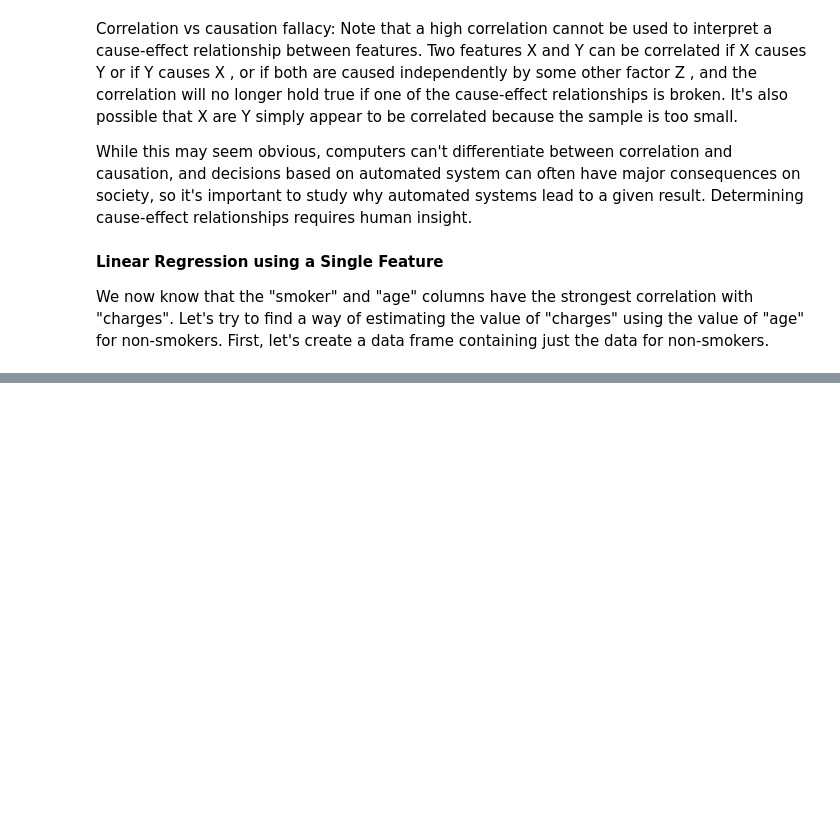
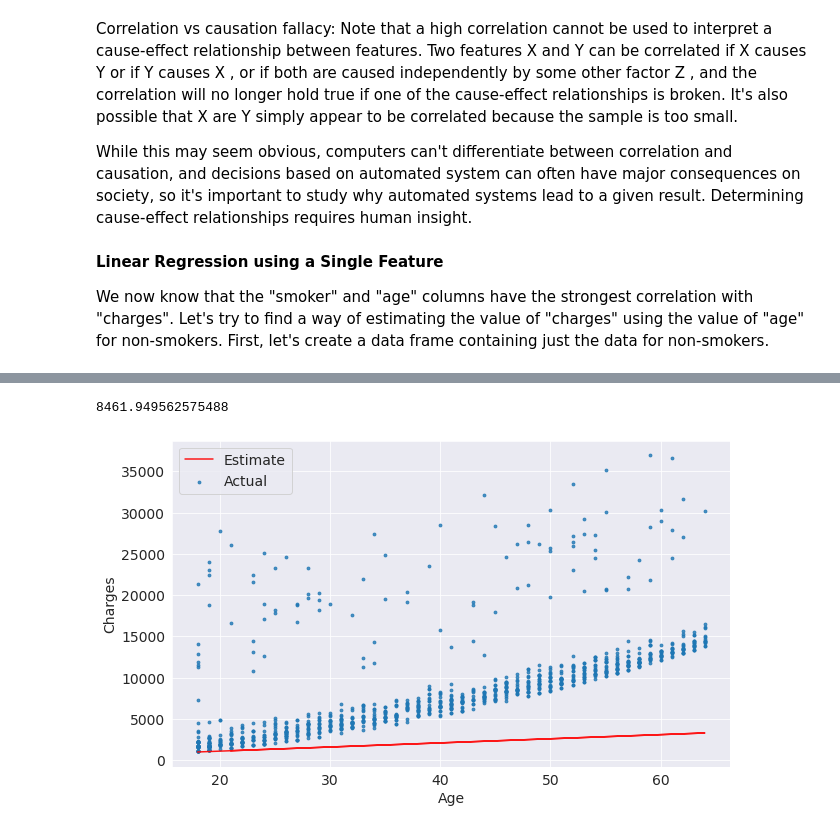
Before and after one commit to INSVICKY/Machine_learning_jovian, a Jupyter notebook: Vivek_python_sklearn_linear_regression.ipynb, the cells around one changed output, grey strips where cells are left out. Cells and saved outputs as stored; diff of their text form; code cells hidden in the pictures; blank space fills up the shorter version.

```diff
--- a/Vivek_python_sklearn_linear_regression.ipynb
+++ b/Vivek_python_sklearn_linear_regression.ipynb
@@ -371,0 +390,13 @@ non_smoker_df = medical_df[medical_df.smoker == 'no']
+# %%
+import numpy as np
+def rmse(targets, predictions):
+    return np.sqrt(np.mean(np.square(targets - predictions)))
+w = 50
+b = 100
+try_parameters(w, b)
+targets = non_smoker_df['charges']
+predicted = estimate_charges(non_smoker_df.age, w, b)
+rmse(targets, predicted)
+# %% [output]
+8461.949562575488
+[figure, added]
```
Also changed, not shown: parts of 42 cells of this notebook.
